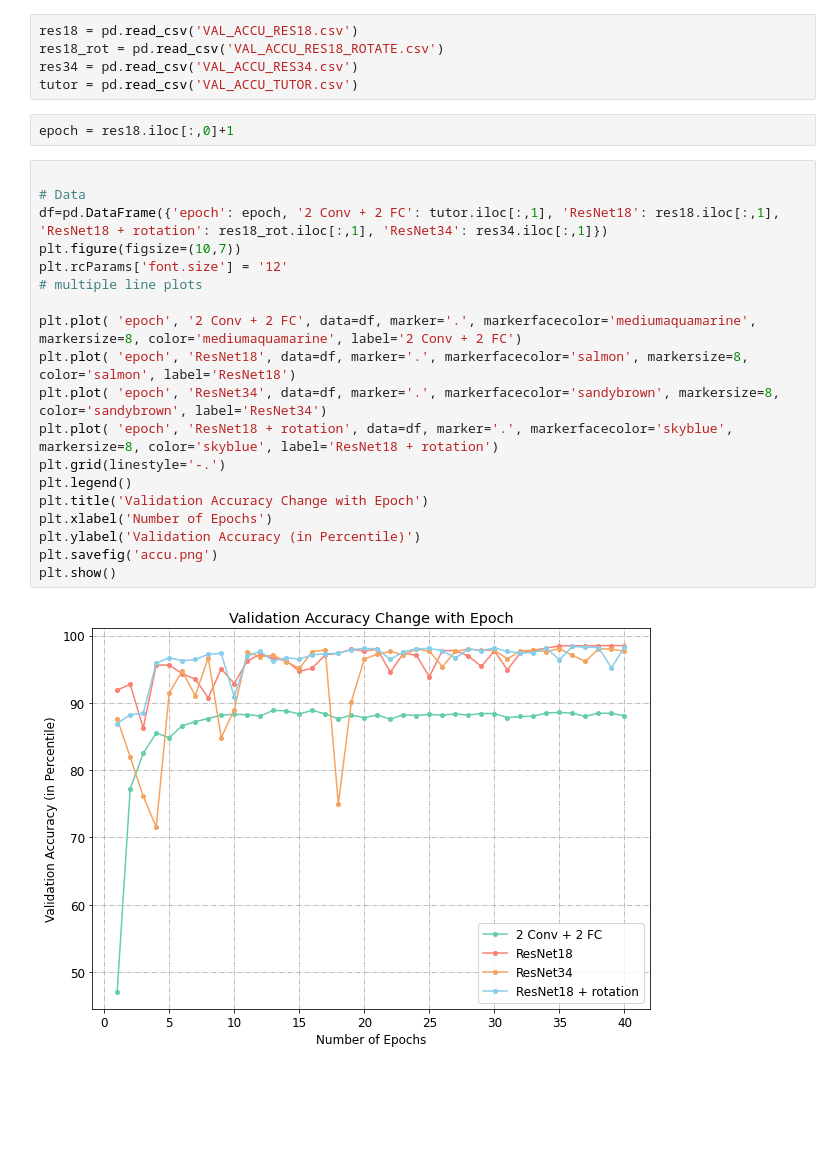
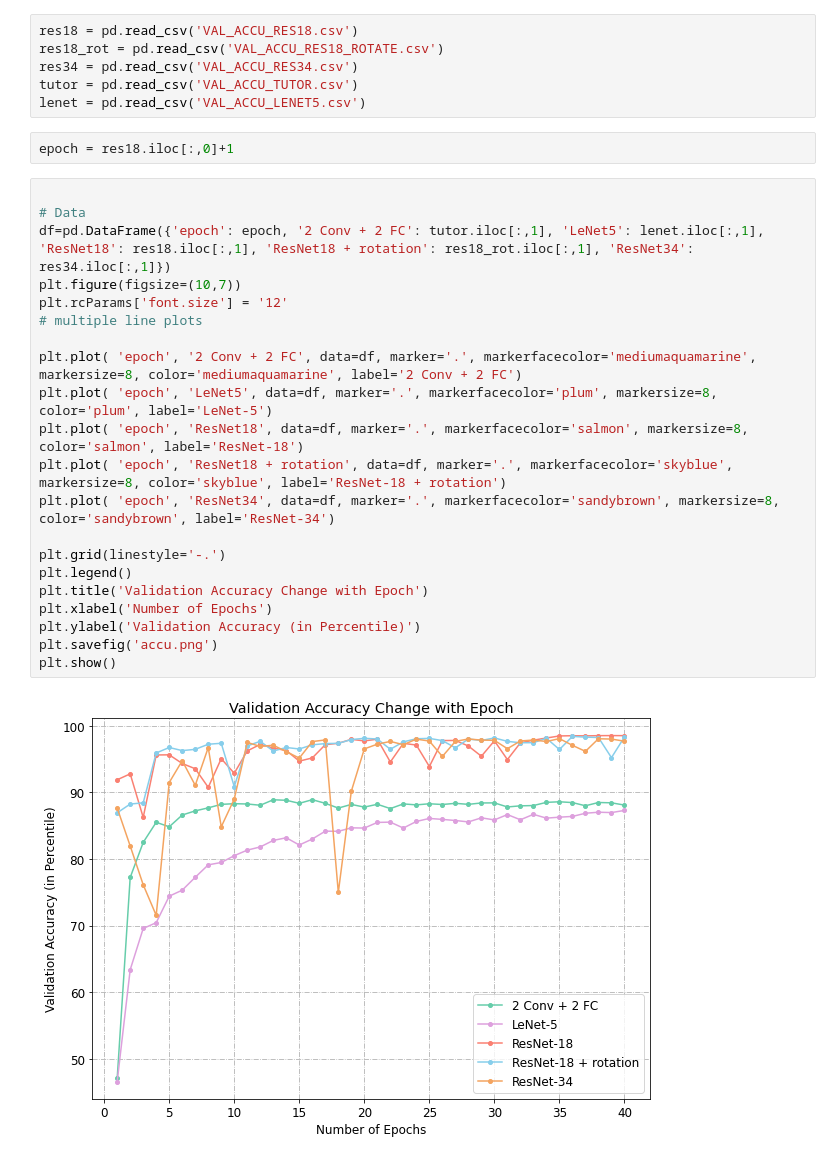
Before and after one commit to jwang44/upgraded-octo-chainsaw, a Jupyter notebook: DataVisualization.ipynb, the cells around one changed output. Drawn from its saved outputs; the diff is of its cells as text; blank space fills up the shorter version.

Commit message:
accu lenet5

```diff
--- a/DataVisualization.ipynb
+++ b/DataVisualization.ipynb
@@ -127,26 +128,29 @@ res18 = pd.read_csv('VAL_ACCU_RES18.csv')
 res18_rot = pd.read_csv('VAL_ACCU_RES18_ROTATE.csv')
 res34 = pd.read_csv('VAL_ACCU_RES34.csv')
 tutor = pd.read_csv('VAL_ACCU_TUTOR.csv')
+lenet = pd.read_csv('VAL_ACCU_LENET5.csv')
 # %%
 epoch = res18.iloc[:,0]+1
 # %%
 
 # Data
-df=pd.DataFrame({'epoch': epoch, '2 Conv + 2 FC': tutor.iloc[:,1], 'ResNet18': res18.iloc[:,1], 'ResNet18 + rotation': res18_rot.iloc[:,1], 'ResNet34': res34.iloc[:,1]})
+df=pd.DataFrame({'epoch': epoch, '2 Conv + 2 FC': tutor.iloc[:,1], 'LeNet5': lenet.iloc[:,1], 'ResNet18': res18.iloc[:,1], 'ResNet18 + rotation': res18_rot.iloc[:,1], 'ResNet34': res34.iloc[:,1]})
 plt.figure(figsize=(10,7))
 plt.rcParams['font.size'] = '12'
 # multiple line plots
 
 plt.plot( 'epoch', '2 Conv + 2 FC', data=df, marker='.', markerfacecolor='mediumaquamarine', markersize=8, color='mediumaquamarine', label='2 Conv + 2 FC')
-plt.plot( 'epoch', 'ResNet18', data=df, marker='.', markerfacecolor='salmon', markersize=8, color='salmon', label='ResNet18')
-plt.plot( 'epoch', 'ResNet34', data=df, marker='.', markerfacecolor='sandybrown', markersize=8, color='sandybrown', label='ResNet34')
-plt.plot( 'epoch', 'ResNet18 + rotation', data=df, marker='.', markerfacecolor='skyblue', markersize=8, color='skyblue', label='ResNet18 + rotation')
+plt.plot( 'epoch', 'LeNet5', data=df, marker='.', markerfacecolor='plum', markersize=8, color='plum', label='LeNet-5')
+plt.plot( 'epoch', 'ResNet18', data=df, marker='.', markerfacecolor='salmon', markersize=8, color='salmon', label='ResNet-18')
+plt.plot( 'epoch', 'ResNet18 + rotation', data=df, marker='.', markerfacecolor='skyblue', markersize=8, color='skyblue', label='ResNet-18 + rotation')
+plt.plot( 'epoch', 'ResNet34', data=df, marker='.', markerfacecolor='sandybrown', markersize=8, color='sandybrown', label='ResNet-34')
+
 plt.grid(linestyle='-.')
 plt.legend()
 plt.title('Validation Accuracy Change with Epoch')
 plt.xlabel('Number of Epochs')
 plt.ylabel('Validation Accuracy (in Percentile)')
 plt.savefig('accu.png')
 plt.show()
 # %% [output]
-[figure, old version]
+[figure, new version]
```
Also changed, not shown: parts of 1 cell of this notebook.
